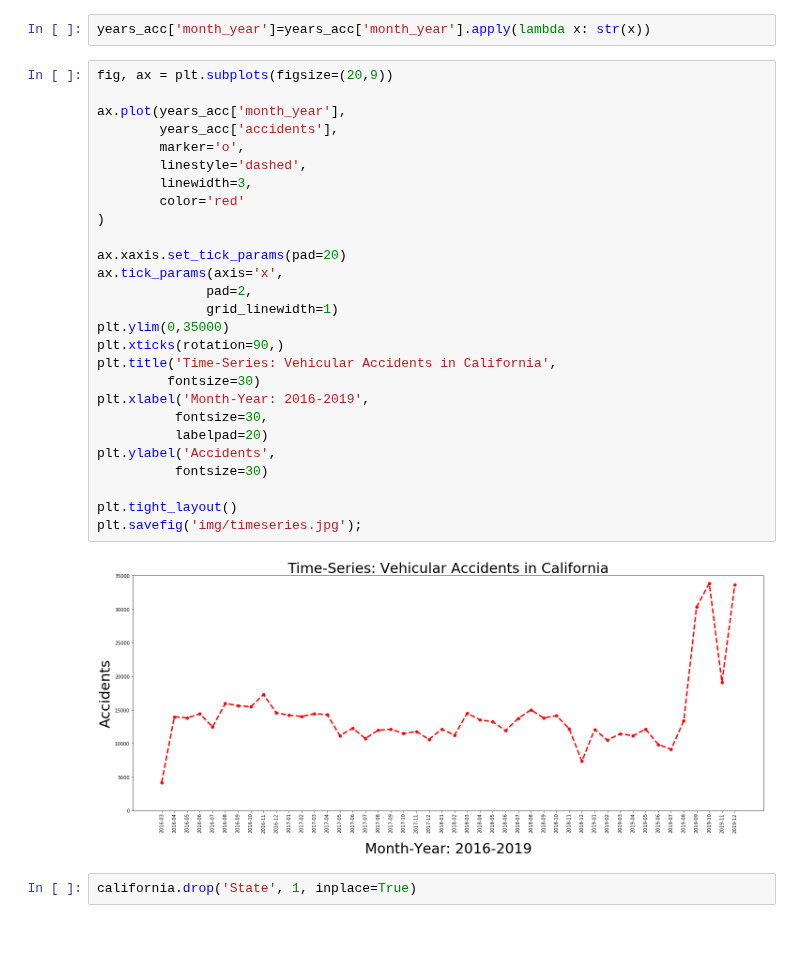
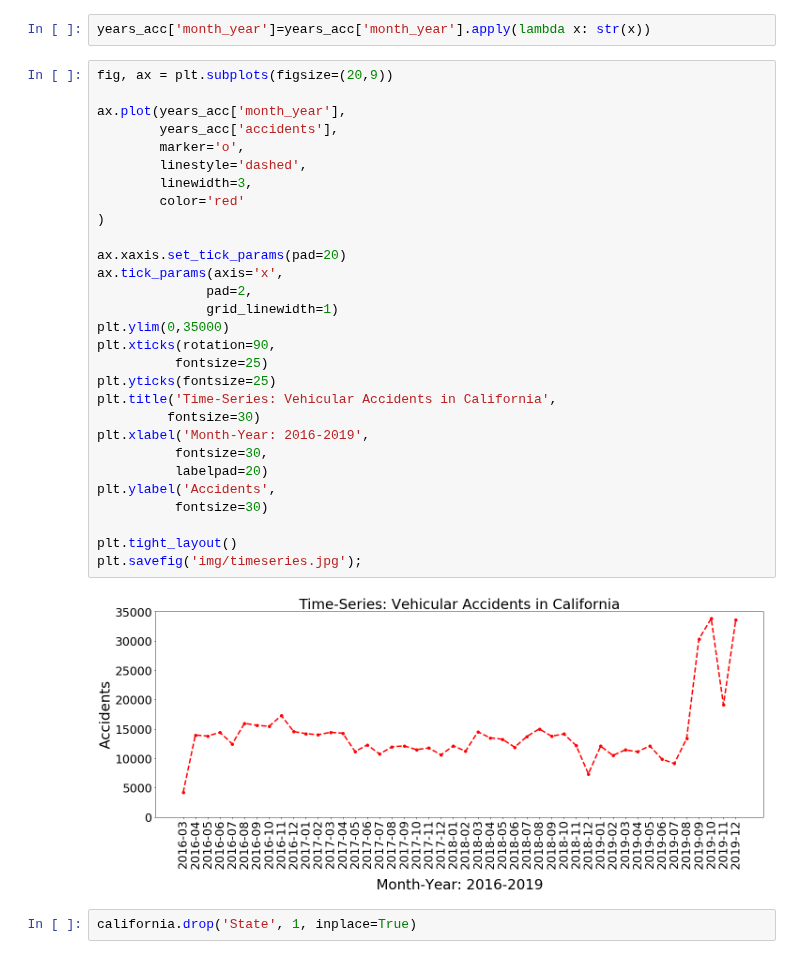
Before and after one commit to mpayumo/accident-severity-us, a Jupyter notebook: accidents-6-model.ipynb, the cells around one changed output. Drawn from its saved outputs; the diff is of its cells as text.

Commit message:
updated line plot

```diff
--- a/accidents-6-model.ipynb
+++ b/accidents-6-model.ipynb
@@ -194,32 +194,34 @@ years_acc['month_year']=years_acc['month_year'].apply(lambda x: str(x))
 # %%
 fig, ax = plt.subplots(figsize=(20,9))
 
 ax.plot(years_acc['month_year'],
         years_acc['accidents'],
         marker='o',
         linestyle='dashed',
         linewidth=3,
         color='red'
 )
 
 ax.xaxis.set_tick_params(pad=20)
 ax.tick_params(axis='x',
               pad=2,
               grid_linewidth=1)
 plt.ylim(0,35000)
-plt.xticks(rotation=90,)
+plt.xticks(rotation=90,
+          fontsize=25)
+plt.yticks(fontsize=25)
 plt.title('Time-Series: Vehicular Accidents in California',
          fontsize=30)
 plt.xlabel('Month-Year: 2016-2019',
           fontsize=30,
           labelpad=20)
 plt.ylabel('Accidents',
           fontsize=30)
 
 plt.tight_layout()
 plt.savefig('img/timeseries.jpg');
 # %% [output]
-[figure, old version]
+[figure, new version]
 # %%
 california.drop('State', 1, inplace=True)
 # %% [output]
```
